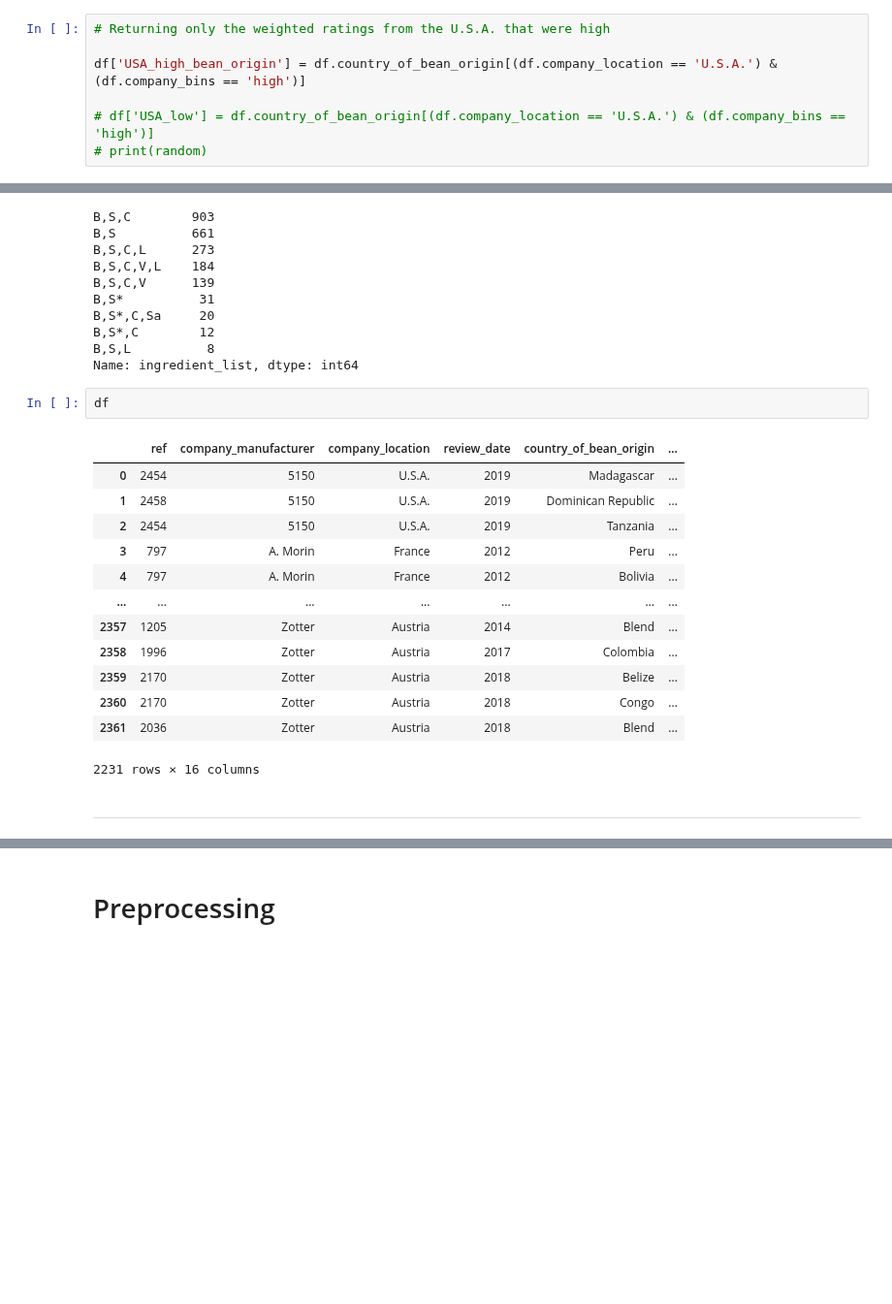
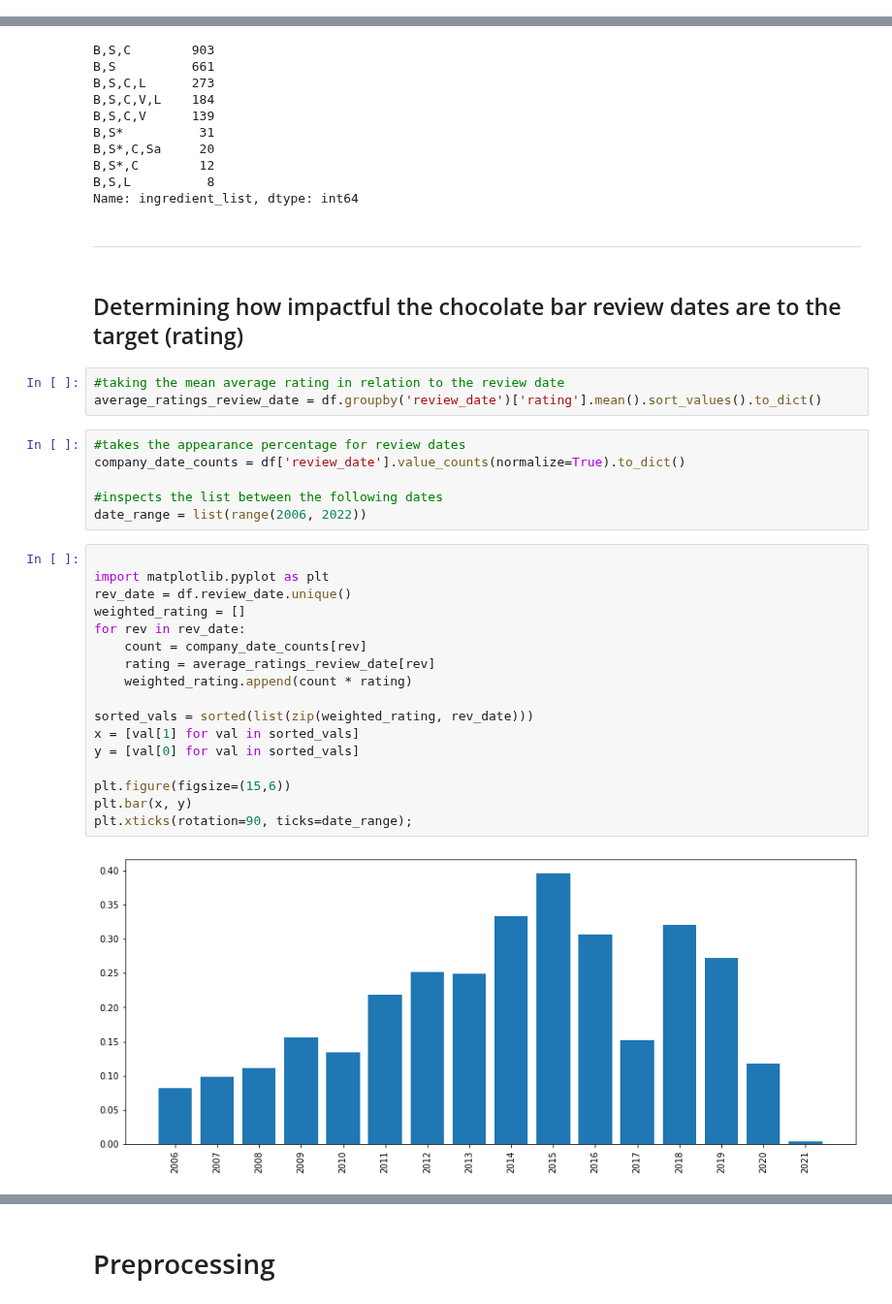
Before and after one commit to jchandleroneal/bsc-phase-three-project, a Jupyter notebook: notebooks/exploratory/chandler/main_notebook.ipynb, the cells around one changed output, grey strips where cells are left out. Shown at 97% size. Drawn from its saved outputs; the diff is of its cells as text; blank space fills up the shorter version.

```diff
--- a/notebooks/exploratory/chandler/main_notebook.ipynb
+++ b/notebooks/exploratory/chandler/main_notebook.ipynb
@@ -618,7 +579,0 @@ AttributeError: 'DataFrame' object has no attribute 'company_bins'
-# %%
-# Returning only the weighted ratings from the U.S.A. that were high
-
-df['USA_high_bean_origin'] = df.country_of_bean_origin[(df.company_location == 'U.S.A.') & (df.company_bins == 'high')]
-
-# df['USA_low'] = df.country_of_bean_origin[(df.company_location == 'U.S.A.') & (df.company_bins == 'high')]
-# print(random)
@@ -684,21 +629,35 @@ B,S*,C,Sa     20
 B,S*,C        12
 B,S,L          8
 Name: ingredient_list, dtype: int64
-# %%
-df
-# %% [output]
-|  | ref | company_manufacturer | company_location | review_date | country_of_bean_origin | ... |
-| 0 | 2454 | 5150 | U.S.A. | 2019 | Madagascar | ... |
-| 1 | 2458 | 5150 | U.S.A. | 2019 | Dominican Republic | ... |
-| 2 | 2454 | 5150 | U.S.A. | 2019 | Tanzania | ... |
-| 3 | 797 | A. Morin | France | 2012 | Peru | ... |
-| 4 | 797 | A. Morin | France | 2012 | Bolivia | ... |
-| ... | ... | ... | ... | ... | ... | ... |
-| 2357 | 1205 | Zotter | Austria | 2014 | Blend | ... |
-| 2358 | 1996 | Zotter | Austria | 2017 | Colombia | ... |
-| 2359 | 2170 | Zotter | Austria | 2018 | Belize | ... |
-| 2360 | 2170 | Zotter | Austria | 2018 | Congo | ... |
-| 2361 | 2036 | Zotter | Austria | 2018 | Blend | ... |
-2231 rows × 16 columns
 # %% [markdown]
 --------------------------
+# %% [markdown]
+## Determining how impactful the chocolate bar review dates are to the target (rating)
+# %%
+#taking the mean average rating in relation to the review date
+average_ratings_review_date = df.groupby('review_date')['rating'].mean().sort_values().to_dict()
+# %%
+#takes the appearance percentage for review dates
+company_date_counts = df['review_date'].value_counts(normalize=True).to_dict()
+
+#inspects the list between the following dates
+date_range = list(range(2006, 2022))
+# %%
+
+import matplotlib.pyplot as plt
+rev_date = df.review_date.unique()
+weighted_rating = []
+for rev in rev_date:
+    count = company_date_counts[rev]
+    rating = average_ratings_review_date[rev]
+    weighted_rating.append(count * rating)
+
+sorted_vals = sorted(list(zip(weighted_rating, rev_date)))
+x = [val[1] for val in sorted_vals]
+y = [val[0] for val in sorted_vals]
+
+plt.figure(figsize=(15,6))
+plt.bar(x, y)
+plt.xticks(rotation=90, ticks=date_range);
+# %% [output]
+[figure, added]
```
Also changed, not shown: parts of 58 cells of this notebook, 2 other files.
